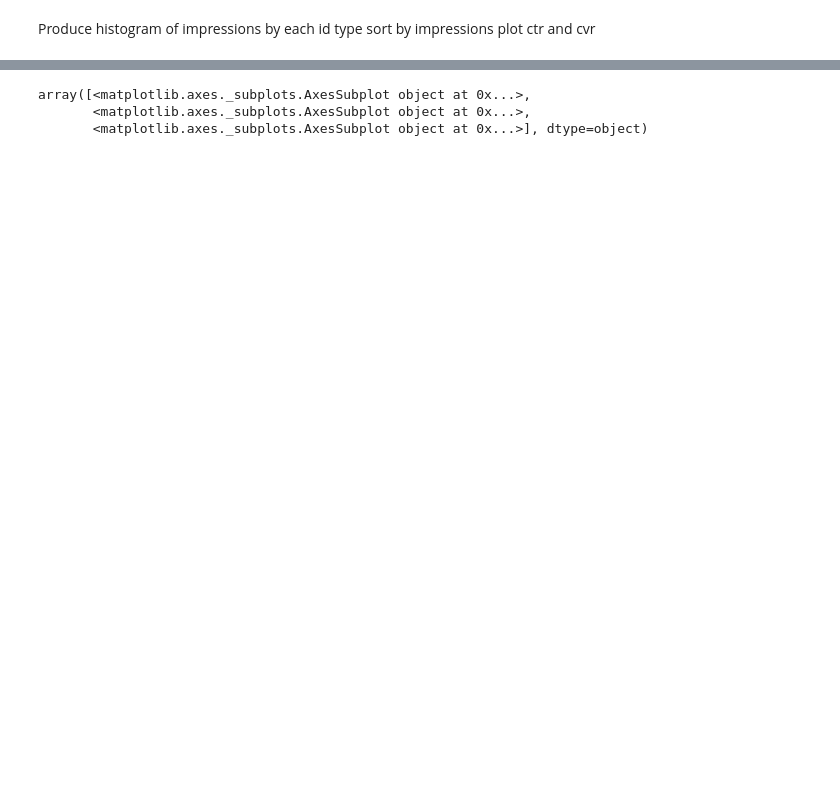
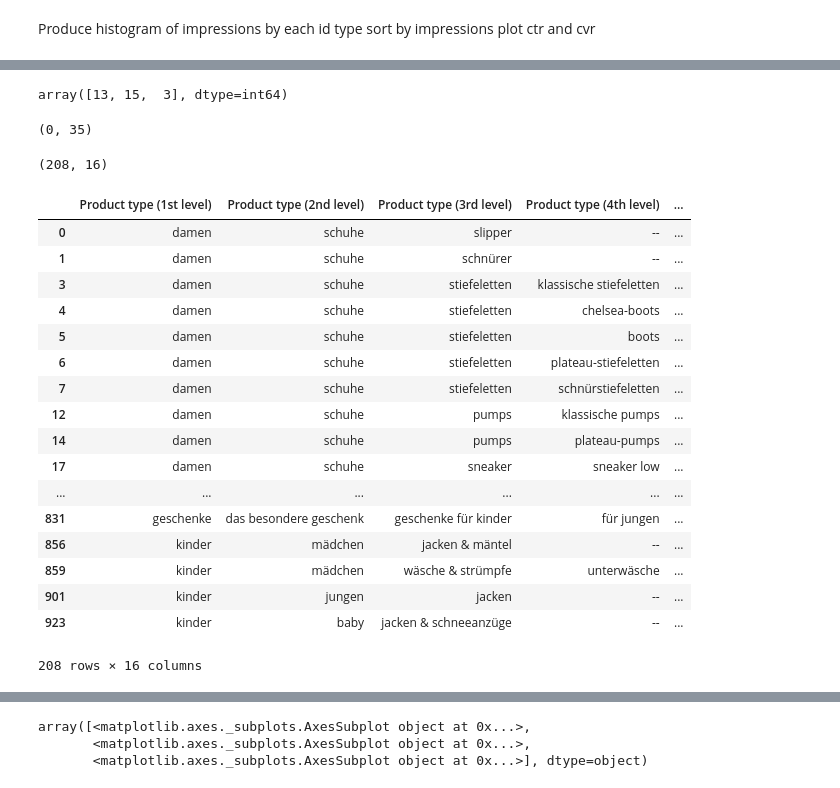
Before and after one commit to seanv507/crea, a Jupyter notebook: crealytics.ipynb, the cells around one changed output, grey strips where cells are left out. Drawn from its saved outputs; the diff is of its cells as text; code cells hidden in the pictures; blank space fills up the shorter version.

```diff
--- a/crealytics.ipynb
+++ b/crealytics.ipynb
@@ -47,11 +133,6 @@ array(['Ad group ID', 'Ad group', 'Brand', 'Campaign ID', 'Campaign',
        'Custom label 4', 'Device', 'Item Id', 'Product type (1st level)',
        'Product type (2nd level)', 'Product type (3rd level)',
        'Product type (4th level)', 'Product type (5th level)'], dtype=object)
-# %%
-dfs=[]
-for chunk in reader:
-    df=cast_categ(chunk,cat_types)
-    dfs.append(cast_categ)
 # %%
 
 def do_lookup(cat, typ):
@@ -338,10 +446,3 @@ lookups_df=pd.read_pickle('lookup_report_2016_09_01-2016_12_01.pkl')
 Produce histogram of impressions by each id type
 sort by impressions
 plot ctr and cvr
-# %%
-def calc_metrics(df,gps):
-    met=df.groupby(gps)[['Impressions','Clicks','Conversions', 'Cross-device conv.', 'Total conv. value']].sum()
-    met['CTR']=met['Clicks'].div(met['Impressions'])
-    met['CVR']=met['Conversions'].div(met['Clicks'])
-    met.sort_values('Impressions',ascending=False, inplace=True)
-    return met
@@ -348 +530,11 @@ def calc_metrics(df,gps):
+# %%
+df_mg['Item Id'].str.len().unique()
+# %% [output]
+array([13, 15,  3], dtype=int64)
+# %%
+a.shape
+# %% [output]
+(0, 35)
+# %%
+df_mg['Month']=df_mg['Day'].dt.month
 # %%
@@ -349,0 +542,6 @@ a1=calc_metrics(df_mg,'Brand')
+# %%
+products=calc_metrics(df_mg,['Product type (1st level)',
+                             'Product type (2nd level)',
+                             'Product type (3rd level)',
+                             'Product type (4th level)',
+                             'Product type (5th level)'], lookup_df = lookups_df)
@@ -349,0 +550,25 @@ a1=calc_metrics(df_mg,'Brand')
+# %%
+products[products['Clicks']>1000].shape
+# %% [output]
+(208, 16)
+# %%
+products[products['Clicks']>1000]
+# %% [output]
+|  | Product type (1st level) | Product type (2nd level) | Product type (3rd level) | Product type (4th level) | ... |
+| 0 | damen | schuhe | slipper | -- | ... |
+| 1 | damen | schuhe | schnürer | -- | ... |
+| 3 | damen | schuhe | stiefeletten | klassische stiefeletten | ... |
+| 4 | damen | schuhe | stiefeletten | chelsea-boots | ... |
+| 5 | damen | schuhe | stiefeletten | boots | ... |
+| 6 | damen | schuhe | stiefeletten | plateau-stiefeletten | ... |
+| 7 | damen | schuhe | stiefeletten | schnürstiefeletten | ... |
+| 12 | damen | schuhe | pumps | klassische pumps | ... |
+| 14 | damen | schuhe | pumps | plateau-pumps | ... |
+| 17 | damen | schuhe | sneaker | sneaker low | ... |
+| ... | ... | ... | ... | ... | ... |
+| 831 | geschenke | das besondere geschenk | geschenke für kinder | für jungen | ... |
+| 856 | kinder | mädchen | jacken & mäntel | -- | ... |
+| 859 | kinder | mädchen | wäsche & strümpfe | unterwäsche | ... |
+| 901 | kinder | jungen | jacken | -- | ... |
+| 923 | kinder | baby | jacken & schneeanzüge | -- | ... |
+208 rows × 16 columns
```
Also changed, not shown: parts of 35 cells of this notebook.
